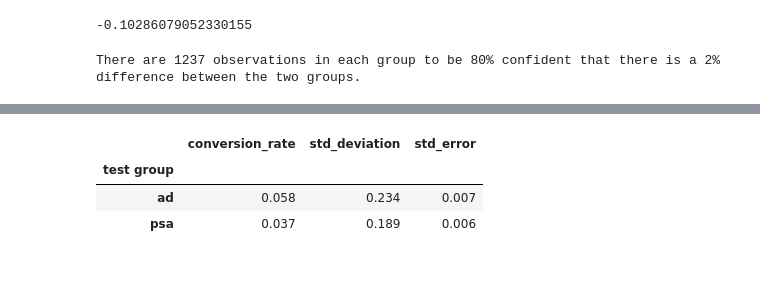
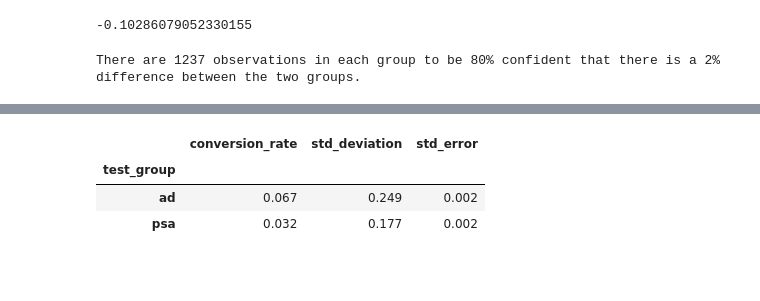
Before and after one commit to FreshOats/Marketing_Analysis, a Jupyter notebook: AB_Test/AB_Test_T_Test.ipynb, the cells around one changed output, grey strips where cells are left out. Cells and saved outputs as stored; diff of their text form; code cells hidden in the pictures; blank space fills up the shorter version.

```diff
--- a/AB_Test/AB_Test_T_Test.ipynb
+++ b/AB_Test/AB_Test_T_Test.ipynb
@@ -120,4 +129,4 @@ Since the smaller of our groups has nearly 8000 observations, we have more than
 # %%
-ab = pd.read_csv('online_ad_AB.csv', index_col=0)
+ab = pd.read_csv('online_ad_AB.csv')
 ab.head()
 # %% [output]
@@ -139,0 +204,11 @@ ab_sampled.reset_index(drop=True, inplace=True)
+# %%
+new_columns = {
+    'customerID': 'customer_ID',
+    'test group': 'test_group',
+    'made_purchase': 'converted',
+    'days_with_most_add': 'impressions_by_date',
+    'peak ad hours': 'impressions_by_time',
+    'ad_count': 'impressions_per_visit'}
+
+ab.rename(columns=new_columns, inplace=True)
+ab.head()
@@ -140,20 +228,17 @@ ab_sampled.reset_index(drop=True, inplace=True)
 # %%
-conversion_rates = ab_sampled.groupby('test group')['made_purchase']
+# Define functions for standard deviation and standard error to apply when creating a table
+# Std. deviation of the proportion
+def std_p(x): return np.std(x)
+# Std. error of the proportion (std / sqrt(n))
+def se_p(x): return stats.sem(x)
+def mean(x): return np.mean(x)
 
-# Std. deviation of the proportion
-def std_p(x): return np.std(x, ddof=0)
-# Std. error of the proportion (std / sqrt(n))
-def se_p(x): return stats.sem(x, ddof=0)
-
-
-conversion_rates = conversion_rates.agg([np.mean, std_p, se_p])
+conversion_rates = ab.groupby('test_group')['converted']
+conversion_rates = conversion_rates.agg([mean, std_p, se_p])
 conversion_rates.columns = ['conversion_rate', 'std_deviation', 'std_error']
-
 conversion_rates.style.format('{:.3f}')
 # %% [output]
 |  | conversion_rate | std_deviation | std_error |
-| test group |  |  |  |
-| ad | 0.058 | 0.234 | 0.007 |
-| psa | 0.037 | 0.189 | 0.006 |
+| test_group |  |  |  |
+| ad | 0.067 | 0.249 | 0.002 |
+| psa | 0.032 | 0.177 | 0.002 |
-# %% [markdown]
-##
```
Also changed, not shown: parts of 38 cells of this notebook.
